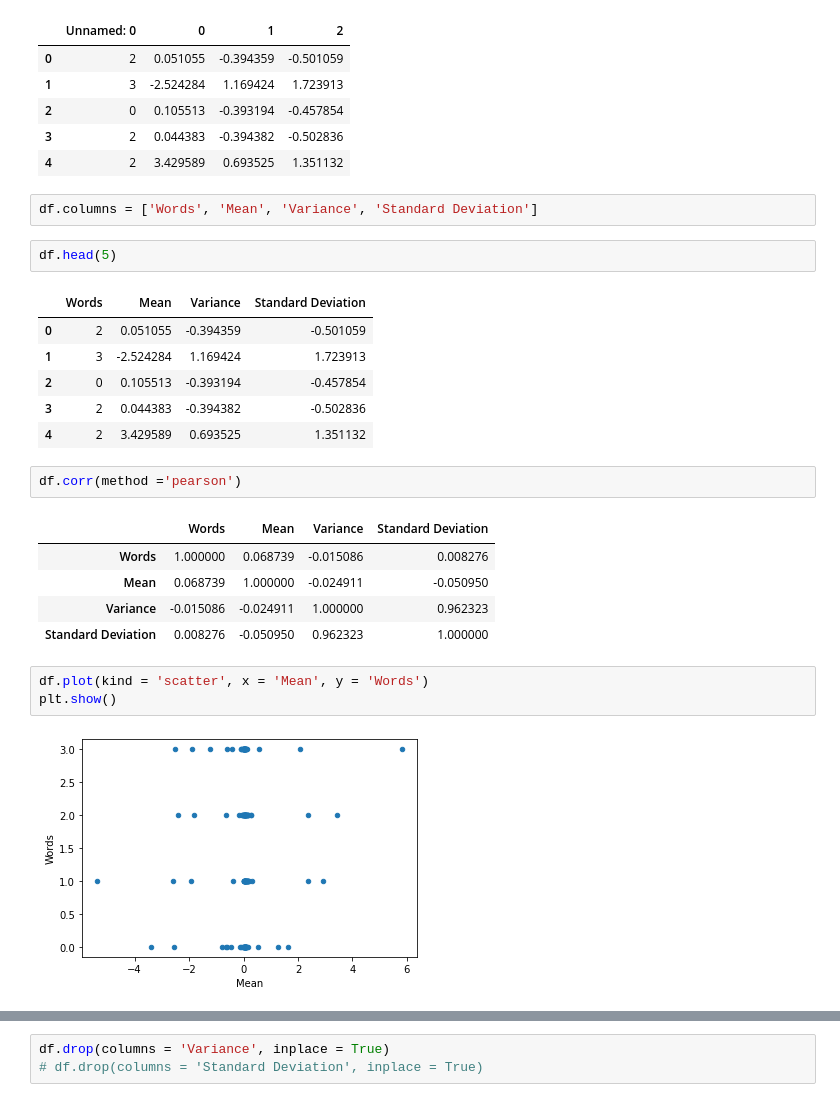
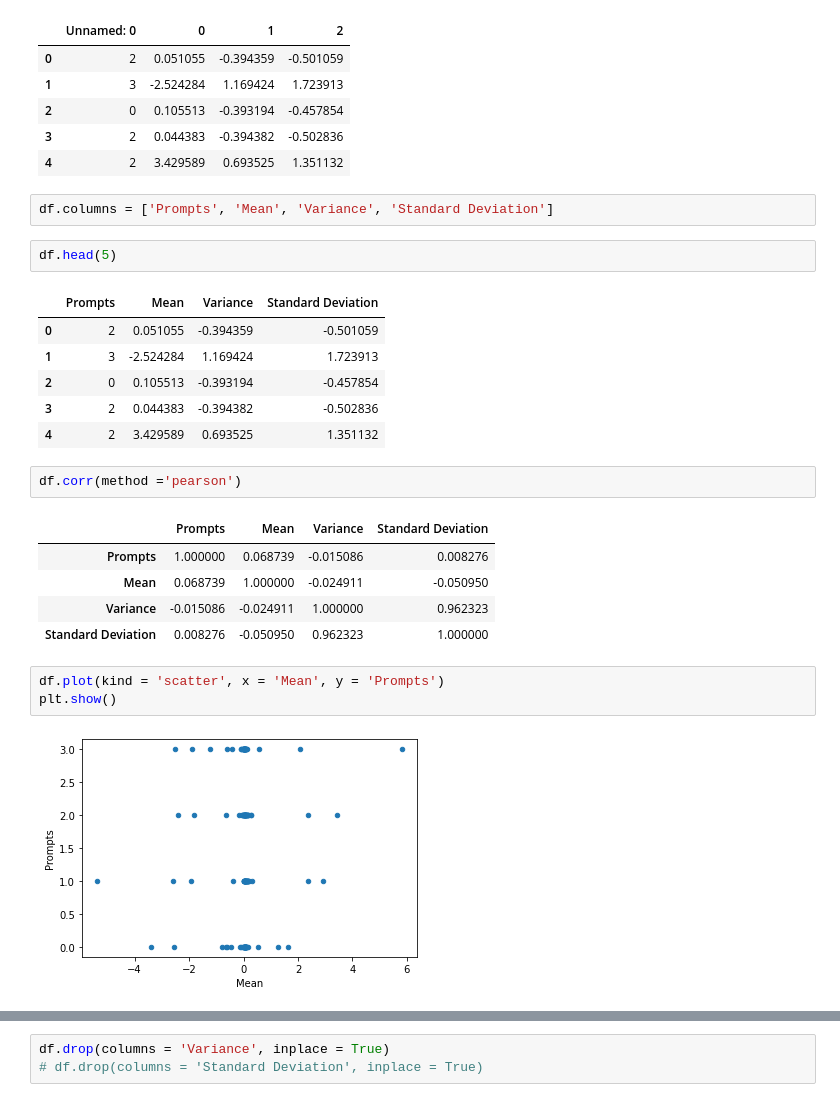
Before and after one commit to abhishekgupta3/EEG-Based-Imagined-Speech-Detection, a Jupyter notebook: Classification.ipynb, the cells around one changed output, grey strips where cells are left out. Cells and saved outputs as stored; diff of their text form.

Commit message:
plots

```diff
--- a/Classification.ipynb
+++ b/Classification.ipynb
@@ -22,11 +22,11 @@ df.head(5)
 | 3 | 2 | 0.044383 | -0.394382 | -0.502836 |
 | 4 | 2 | 3.429589 | 0.693525 | 1.351132 |
 # %%
-df.columns = ['Words', 'Mean', 'Variance', 'Standard Deviation']
+df.columns = ['Prompts', 'Mean', 'Variance', 'Standard Deviation']
 # %%
 df.head(5)
 # %% [output]
-|  | Words | Mean | Variance | Standard Deviation |
+|  | Prompts | Mean | Variance | Standard Deviation |
 | 0 | 2 | 0.051055 | -0.394359 | -0.501059 |
 | 1 | 3 | -2.524284 | 1.169424 | 1.723913 |
 | 2 | 0 | 0.105513 | -0.393194 | -0.457854 |
@@ -35,14 +35,14 @@ df.head(5)
 # %%
 df.corr(method ='pearson')
 # %% [output]
-|  | Words | Mean | Variance | Standard Deviation |
-| Words | 1.000000 | 0.068739 | -0.015086 | 0.008276 |
+|  | Prompts | Mean | Variance | Standard Deviation |
+| Prompts | 1.000000 | 0.068739 | -0.015086 | 0.008276 |
 | Mean | 0.068739 | 1.000000 | -0.024911 | -0.050950 |
 | Variance | -0.015086 | -0.024911 | 1.000000 | 0.962323 |
 | Standard Deviation | 0.008276 | -0.050950 | 0.962323 | 1.000000 |
 # %%
-df.plot(kind = 'scatter', x = 'Mean', y = 'Words')
+df.plot(kind = 'scatter', x = 'Mean', y = 'Prompts')
 plt.show()
 # %% [output]
-[figure, old version]
+[figure, new version]
 # %%
```
Also changed, not shown: parts of 3 cells of this notebook, 7 other files.
